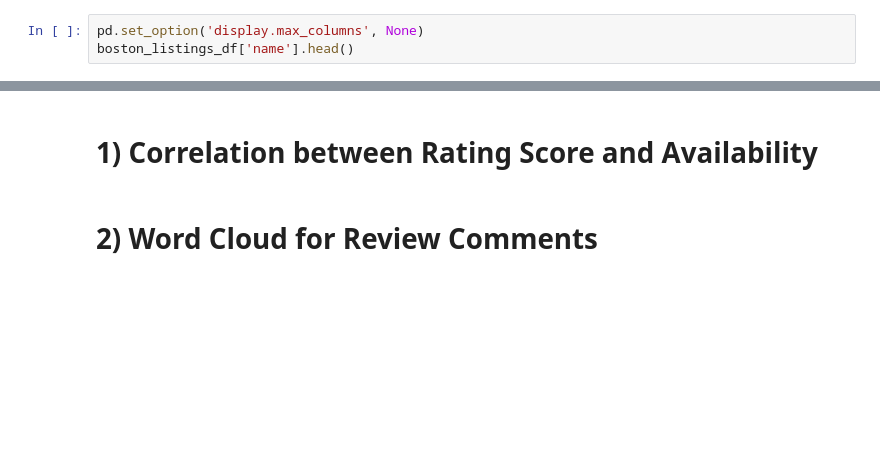
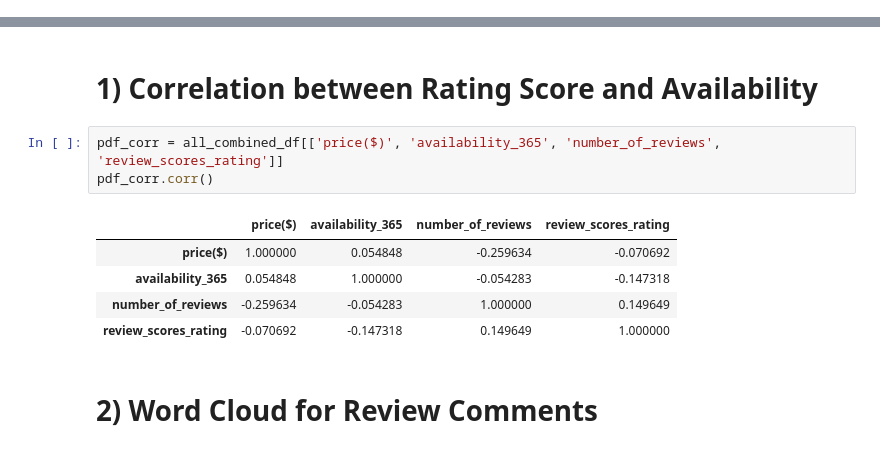
Before and after one commit to efebuyuk/Seattle-and-Boston-AirBNB-Data-Analysis, a Jupyter notebook: airbnb_data_analysis.ipynb, the cells around one changed output, grey strips where cells are left out. Cells and saved outputs as stored; diff of their text form; blank space fills up the shorter version.

```diff
--- a/airbnb_data_analysis.ipynb
+++ b/airbnb_data_analysis.ipynb
@@ -52,3 +33,0 @@ Index(['id', 'listing_url', 'scrape_id', 'last_scraped', 'name', 'summary',
-# %%
-pd.set_option('display.max_columns', None)
-boston_listings_df['name'].head()
@@ -210,5 +178,14 @@ Private room       1012875
 Name: room_type, dtype: int64
 # %% [markdown]
 # 1) Correlation between Rating Score and Availability
+# %%
+pdf_corr = all_combined_df[['price($)', 'availability_365', 'number_of_reviews', 'review_scores_rating']]
+pdf_corr.corr()
+# %% [output]
+|  | price($) | availability_365 | number_of_reviews | review_scores_rating |
+| price($) | 1.000000 | 0.054848 | -0.259634 | -0.070692 |
+| availability_365 | 0.054848 | 1.000000 | -0.054283 | -0.147318 |
+| number_of_reviews | -0.259634 | -0.054283 | 1.000000 | 0.149649 |
+| review_scores_rating | -0.070692 | -0.147318 | 0.149649 | 1.000000 |
 # %% [markdown]
 # 2) Word Cloud for Review Comments
```
Also changed, not shown: parts of 6 cells of this notebook.
